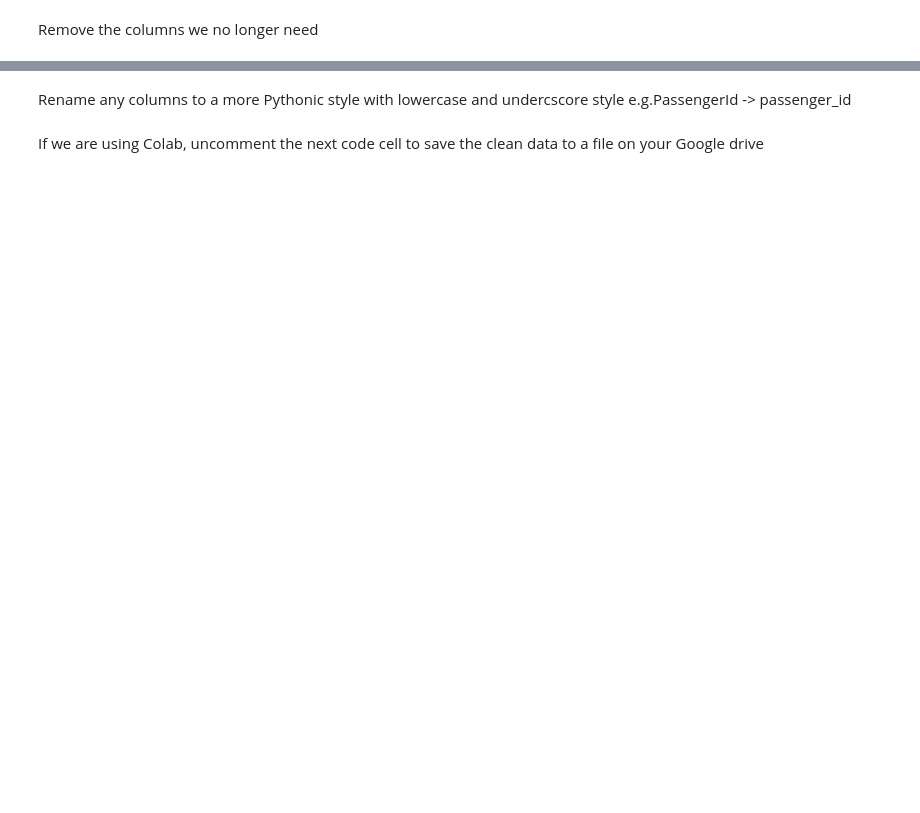
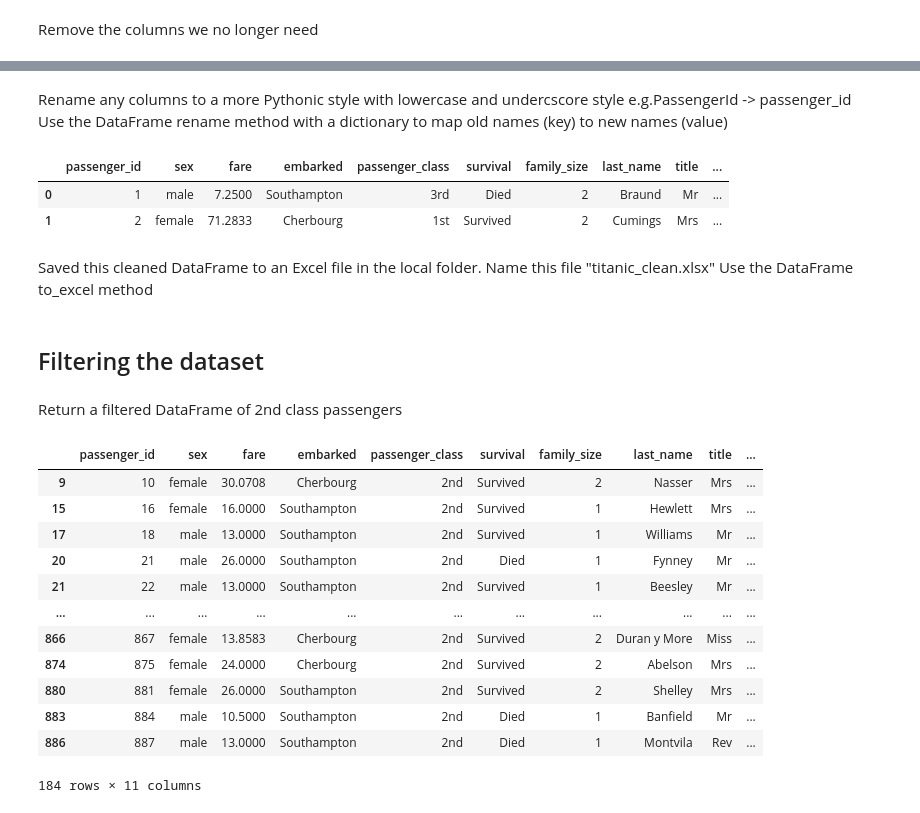
Before and after one commit to MarkWilcock/Python-Course, a Jupyter notebook: analyse data with pandas/pandas_titanic_answer.ipynb, the cells around one changed output, grey strips where cells are left out. Drawn from its saved outputs; the diff is of its cells as text; code cells hidden in the pictures; blank space fills up the shorter version.

```diff
--- a/analyse data with pandas/pandas_titanic_answer.ipynb
+++ b/analyse data with pandas/pandas_titanic_answer.ipynb
@@ -90,9 +197,16 @@ df.head(2) # Show first 2 rows
 # %% [markdown]
 Rename any columns to a more Pythonic style with lowercase and undercscore style e.g.PassengerId -> passenger_id
+Use the DataFrame rename method with a dictionary to map old names (key) to new names (value)
 # %%
 # Write your code here
-df.rename(columns={'PassengerId':'passenger_id', 'Sex': 'sex', 'Fare': 'fare', 'Embarked': 'embarked' }, inplace=True)
+names_dict = {'PassengerId':'passenger_id', 'Sex': 'sex', 'Fare': 'fare', 'Embarked': 'embarked' }
+df.rename(columns=names_dict, inplace=True)
 df.head(2) # Show first 2 rows
+# %% [output]
+|  | passenger_id | sex | fare | embarked | passenger_class | survival | family_size | last_name | title | ... |
+| 0 | 1 | male | 7.2500 | Southampton | 3rd | Died | 2 | Braund | Mr | ... |
+| 1 | 2 | female | 71.2833 | Cherbourg | 1st | Survived | 2 | Cumings | Mrs | ... |
-# %% [markdown]
-If we are using Colab, uncomment the next code cell to save the clean data to a file on your Google drive
+# %% [markdown]
+Saved this cleaned DataFrame to an Excel file in the local folder. Name this file "titanic_clean.xlsx"
+Use the DataFrame to_excel method
 # %%
@@ -102,3 +218,22 @@ df.to_excel("demo.xlsx", index=False)
+# %% [markdown]
+## Filtering the dataset
+# %% [markdown]
+Return a filtered DataFrame of 2nd class passengers
 # %%
+# Write your code here
 second_class_passengers = df.loc[df['passenger_class'] == '2nd']
-print(second_class_passengers)
+second_class_passengers
+# %% [output]
+|  | passenger_id | sex | fare | embarked | passenger_class | survival | family_size | last_name | title | ... |
+| 9 | 10 | female | 30.0708 | Cherbourg | 2nd | Survived | 2 | Nasser | Mrs | ... |
+| 15 | 16 | female | 16.0000 | Southampton | 2nd | Survived | 1 | Hewlett | Mrs | ... |
+| 17 | 18 | male | 13.0000 | Southampton | 2nd | Survived | 1 | Williams | Mr | ... |
+| 20 | 21 | male | 26.0000 | Southampton | 2nd | Died | 1 | Fynney | Mr | ... |
+| 21 | 22 | male | 13.0000 | Southampton | 2nd | Survived | 1 | Beesley | Mr | ... |
+| ... | ... | ... | ... | ... | ... | ... | ... | ... | ... | ... |
+| 866 | 867 | female | 13.8583 | Cherbourg | 2nd | Survived | 2 | Duran y More | Miss | ... |
+| 874 | 875 | female | 24.0000 | Cherbourg | 2nd | Survived | 2 | Abelson | Mrs | ... |
+| 880 | 881 | female | 26.0000 | Southampton | 2nd | Survived | 2 | Shelley | Mrs | ... |
+| 883 | 884 | male | 10.5000 | Southampton | 2nd | Died | 1 | Banfield | Mr | ... |
+| 886 | 887 | male | 13.0000 | Southampton | 2nd | Died | 1 | Montvila | Rev | ... |
+184 rows × 11 columns
```
Also changed, not shown: parts of 31 cells of this notebook.
